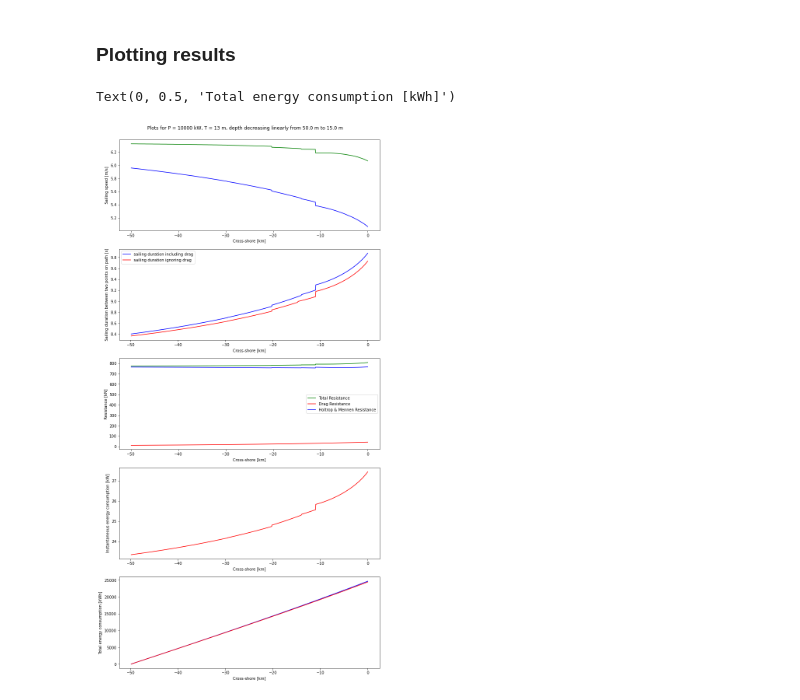
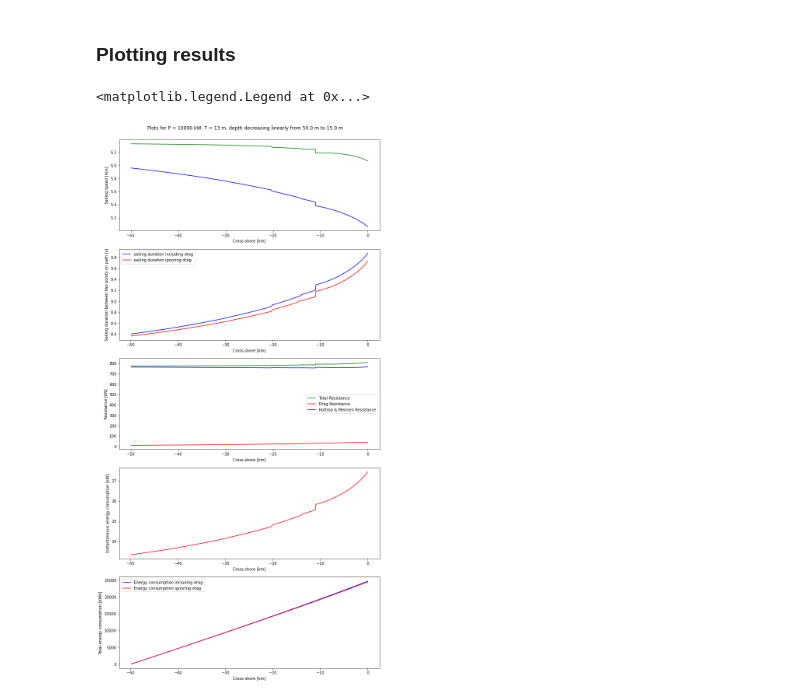
Before and after one commit to Schless/Thesis, a Jupyter notebook: Test Cases/Test Case 4.ipynb, the cells around one changed output. Cells and saved outputs as stored; diff of their text form; code cells hidden in the pictures.

```diff
--- a/Test Cases/Test Case 4.ipynb
+++ b/Test Cases/Test Case 4.ipynb
@@ -154,34 +154,35 @@ fig.suptitle(f'Plots for P = {P} kW, T = {T} m, depth decreasing linearly from {
 # Plot the velocity over time
 ax1.plot(x[1:], velocity, color='g', label='speed w.r.t. water [m/s]')
 ax1.plot(x[1:], speed_overground, color='b', label='Speed w.r.t. ground [m/s]')
 ax1.set_xlabel('Cross-shore [km]')
 ax1.set_ylabel('Sailing speed [m/s]')
 
 # Plot sailing duration between two consecutive x,y coordinates
 ax2.plot(x[2:], time_i, color='b', label='sailing duration including drag')
 ax2.plot(x[2:], time_i_nodrag, color='r', label='sailing duration ignoring drag')
 ax2.set_xlabel('Cross-shore [km]')
 ax2.set_ylabel('Sailing duration between two points on path [s]')
 ax2.legend()
 
 # Plot the Holtrop and Mennen resistance over time
 ax3.plot(x[1:], R_total, color='g', label='Total Resistance')
 ax3.plot(x[1:], R_drag, color='r', label='Drag Resistance')
 ax3.plot(x[1:], R_HM, color='b', label='Holtrop & Mennen Resistance')
 ax3.set_xlabel('Cross-shore [km]')
 ax3.set_ylabel('Resistance [kN]')
 ax3.legend()
 
 #plot instantaneous energy consumption per hour
 ax4.plot(x[2:], Energy, color='r')
 ax4.set_xlabel('Cross-shore [km]')
 ax4.set_ylabel('Instantaneous energy consumption [kW]')
 
 #plot total energy consumption
-ax5.plot(x[2:], Total_Energy, color='b')
-ax5.plot(x[2:], Total_Energy_nodrag, color='r')
+ax5.plot(x[2:], Total_Energy, color='b', label='Energy consumption including drag')
+ax5.plot(x[2:], Total_Energy_nodrag, color='r', label='Energy consumption ignoring drag')
 ax5.set_xlabel('Cross-shore [km]')
 ax5.set_ylabel('Total energy consumption [kWh]')
+ax5.legend()
 # %% [output]
-Text(0, 0.5, 'Total energy consumption [kWh]')
+<matplotlib.legend.Legend at 0x...>
-[figure, old version]
+[figure, new version]
```
Also changed, not shown: 2 other files.
